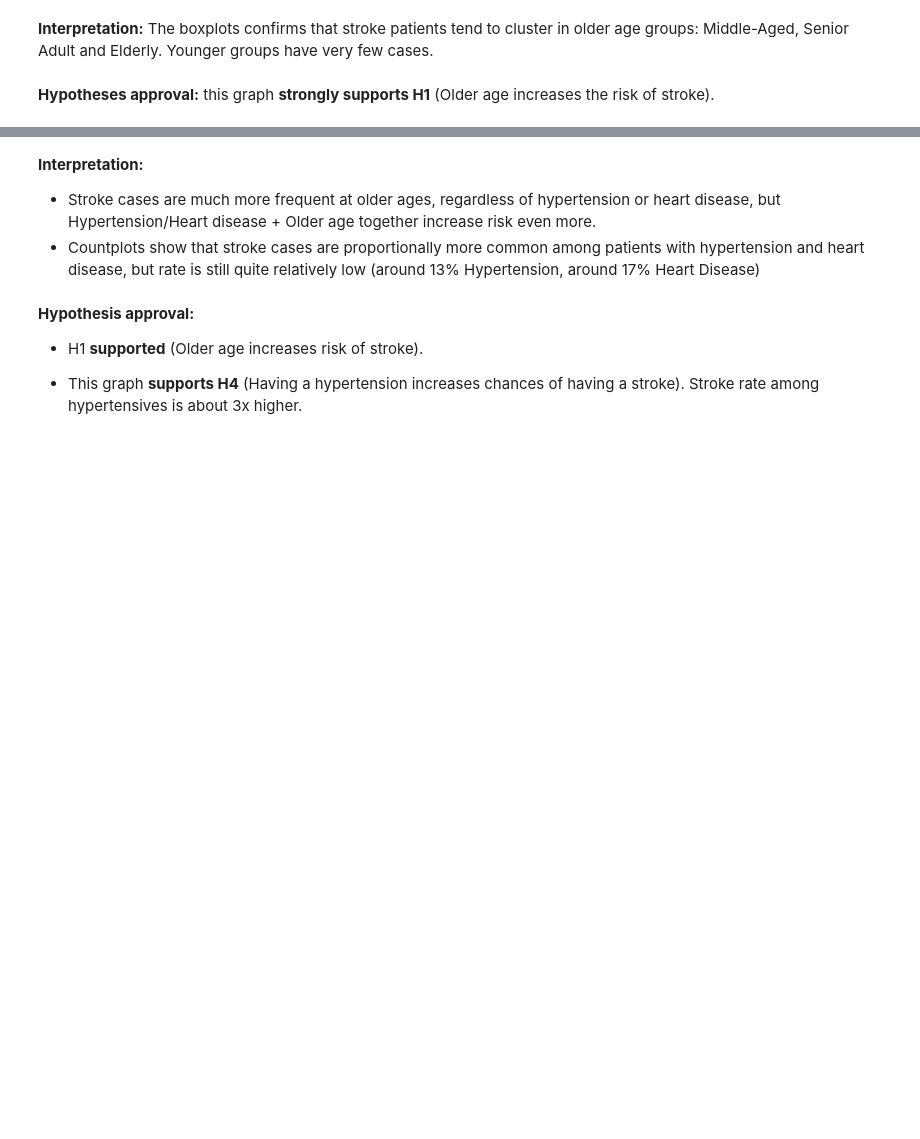
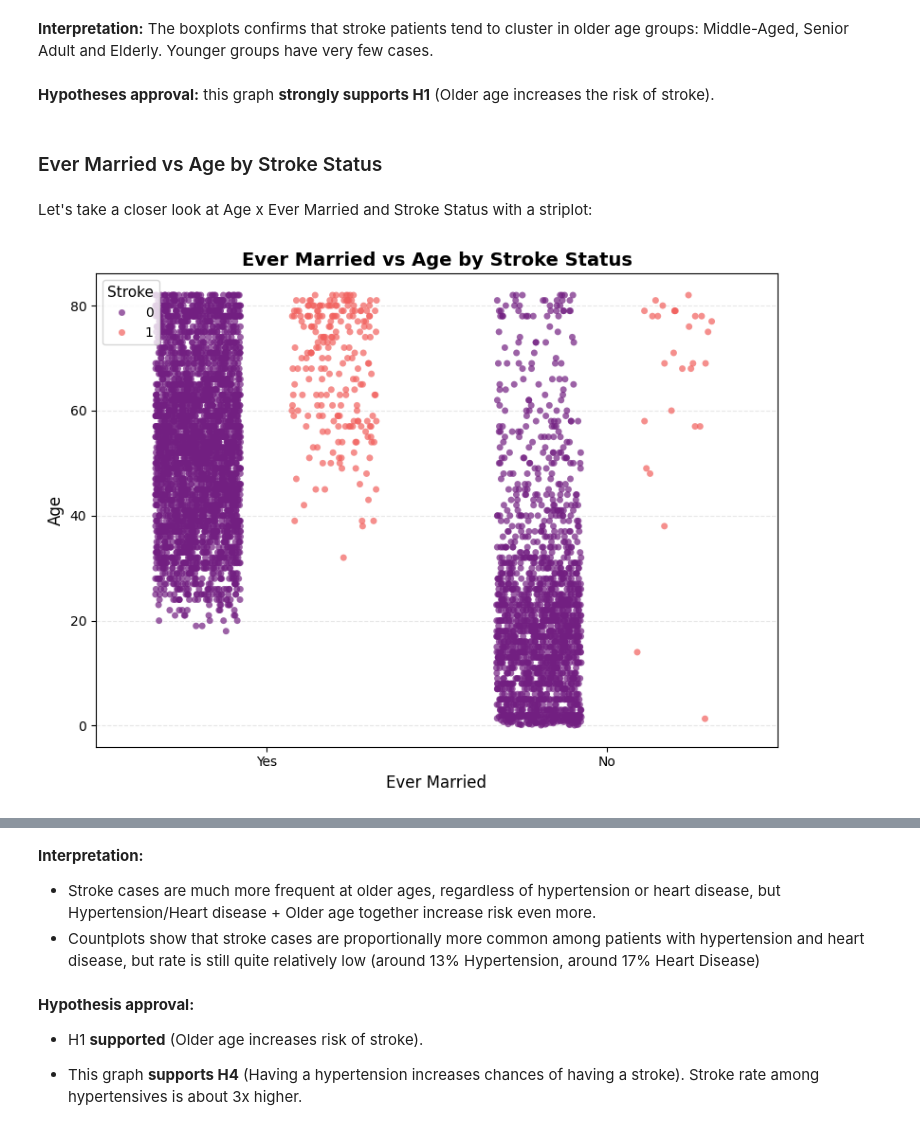
Before and after one commit to Duccard/stroke_risk_prediction, a Jupyter notebook: StrokeRiskPredictionModel.ipynb, the cells around one changed output, grey strips where cells are left out. Cells and saved outputs as stored; diff of their text form; code cells hidden in the pictures; blank space fills up the shorter version.

Commit message:
Added Permutation Importances, Ever_Married strip plot

```diff
--- a/StrokeRiskPredictionModel.ipynb
+++ b/StrokeRiskPredictionModel.ipynb
@@ -609,3 +611,11 @@ plot_stripplot_by_stroke(
 **Interpretation:** The boxplots confirms that stroke patients tend to cluster in older age groups: Middle-Aged, Senior Adult and Elderly. Younger groups have very few cases.
 # %% [markdown]
 **Hypotheses approval:** this graph **strongly supports H1** (Older age increases the risk of stroke).
+# %% [markdown]
+### Ever Married vs Age by Stroke Status
+# %% [markdown]
+Let's take a closer look at Age x Ever Married and Stroke Status with a striplot:
+# %%
+plot_ever_married_stripplot(df)
+# %% [output]
+[figure, added]
```
Also changed, not shown: parts of 36 cells of this notebook, 6 other files.
